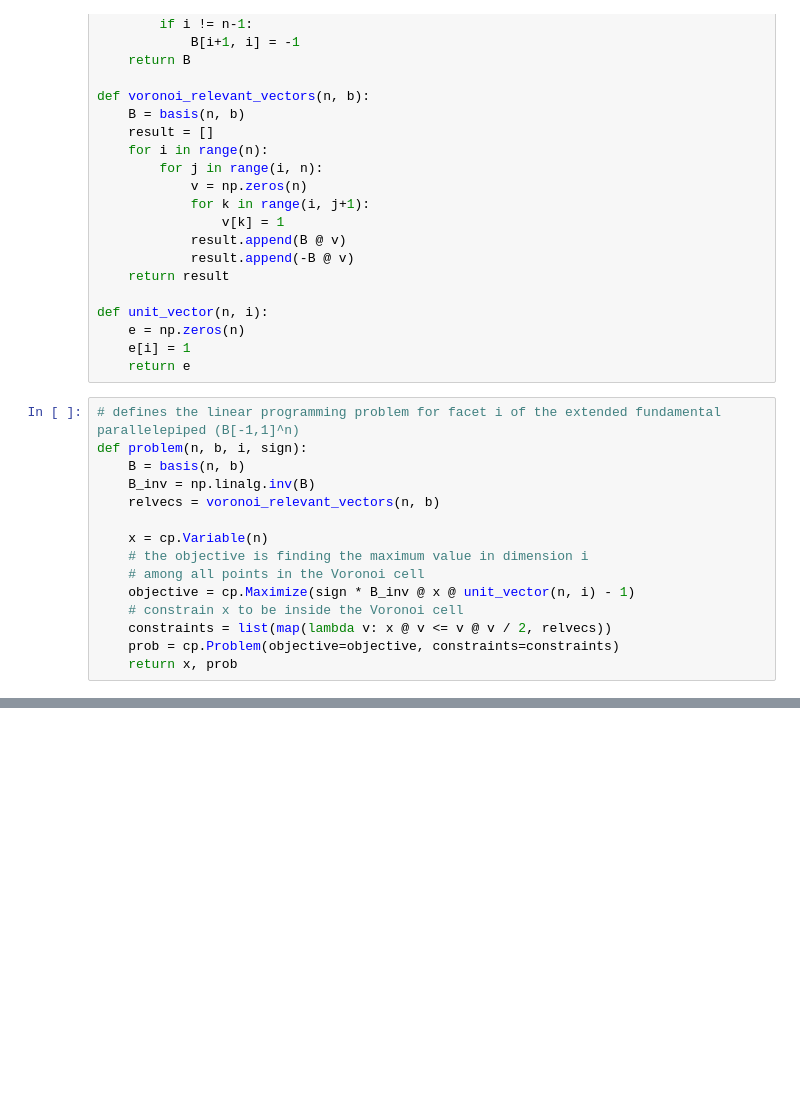
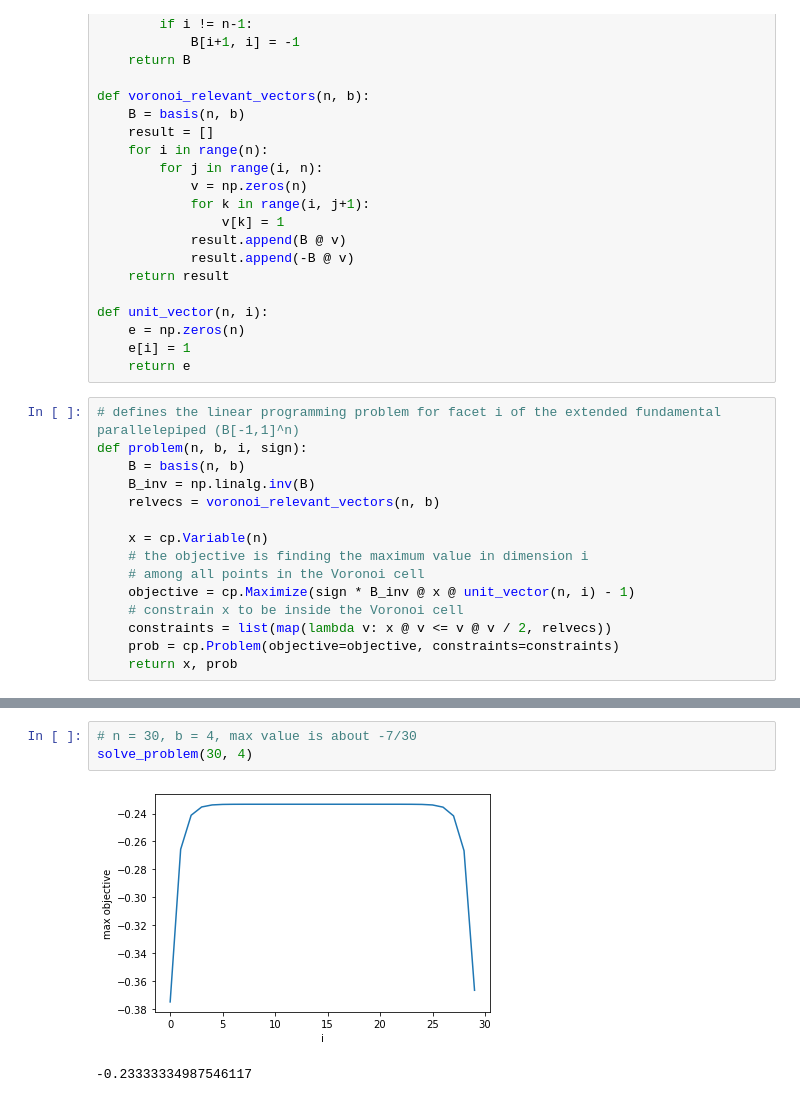
Before and after one commit to ZeframLou/gadget-lattice-cvp-notebooks, a Jupyter notebook: linear-programming.ipynb, the cells around one changed output, grey strips where cells are left out. Cells and saved outputs as stored; diff of their text form; blank space fills up the shorter version.

```diff
--- a/linear-programming.ipynb
+++ b/linear-programming.ipynb
@@ -60,0 +74,6 @@ np.max(vals)
+# %%
+# n = 30, b = 4, max value is about -7/30
+solve_problem(30, 4)
+# %% [output]
+[figure, added]
+-0.23333334987546117
```
Also changed, not shown: parts of 7 cells of this notebook.
